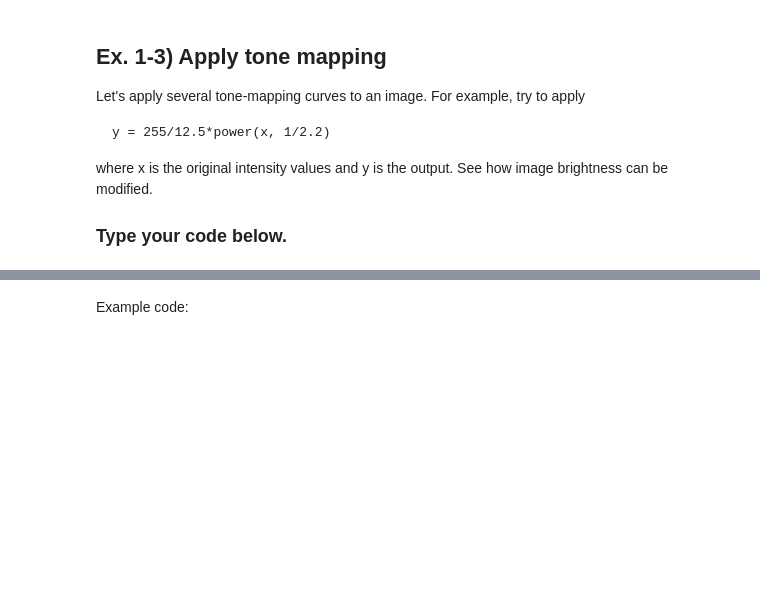
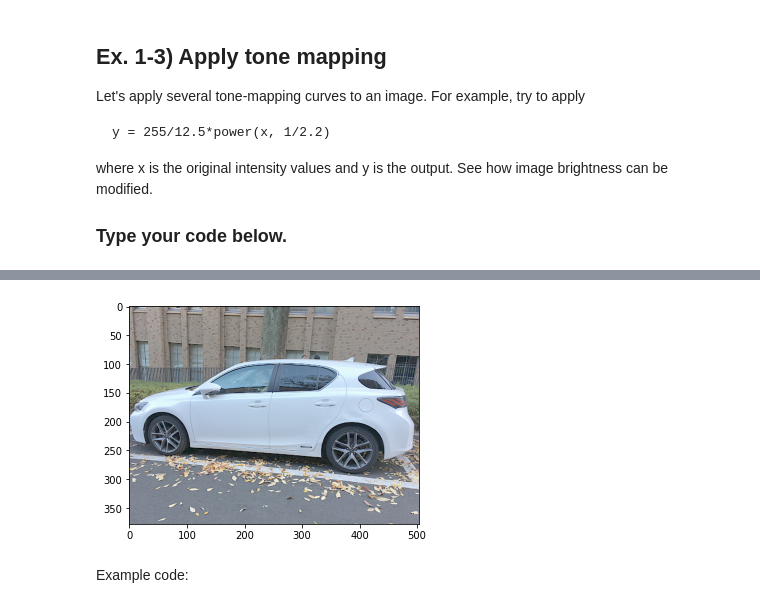
Before and after one commit to Unu-tech/school, a Jupyter notebook: Computer_Vision/class3/class3-ex1-3.ipynb, the cells around one changed output, grey strips where cells are left out. Saved outputs shown, nothing was run; the diff lists cells and outputs as text; code cells hidden in the pictures; blank space fills up the shorter version.

```diff
--- a/Computer_Vision/class3/class3-ex1-3.ipynb
+++ b/Computer_Vision/class3/class3-ex1-3.ipynb
@@ -10,3 +25,11 @@ where x is the original intensity values and y is the output. See how image brig
+# %%
+tone_mod = 255/12.5*img_arr**(1/2.2)
+
+results = Image.fromarray(np.uint8(tone_mod))
+results.save("tone_mod.png")
+imgplot = plt.imshow(results)
+# %% [output]
+[figure, added]
 # %% [markdown]
 Example code:
 # %%
```
Also changed, not shown: parts of 3 cells of this notebook, 9 other files.
